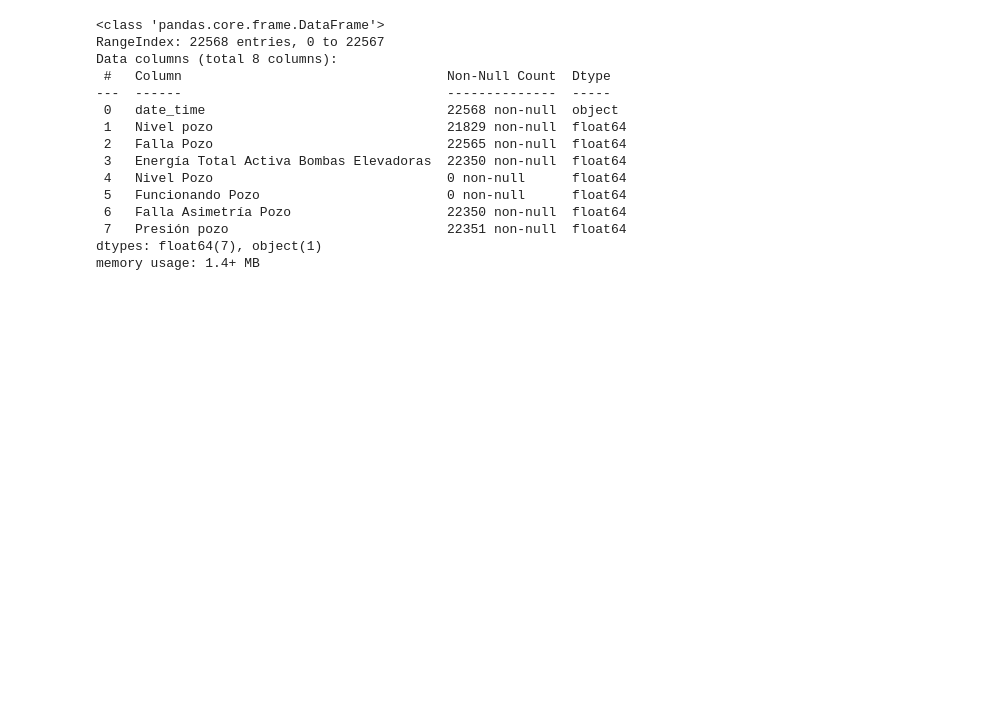
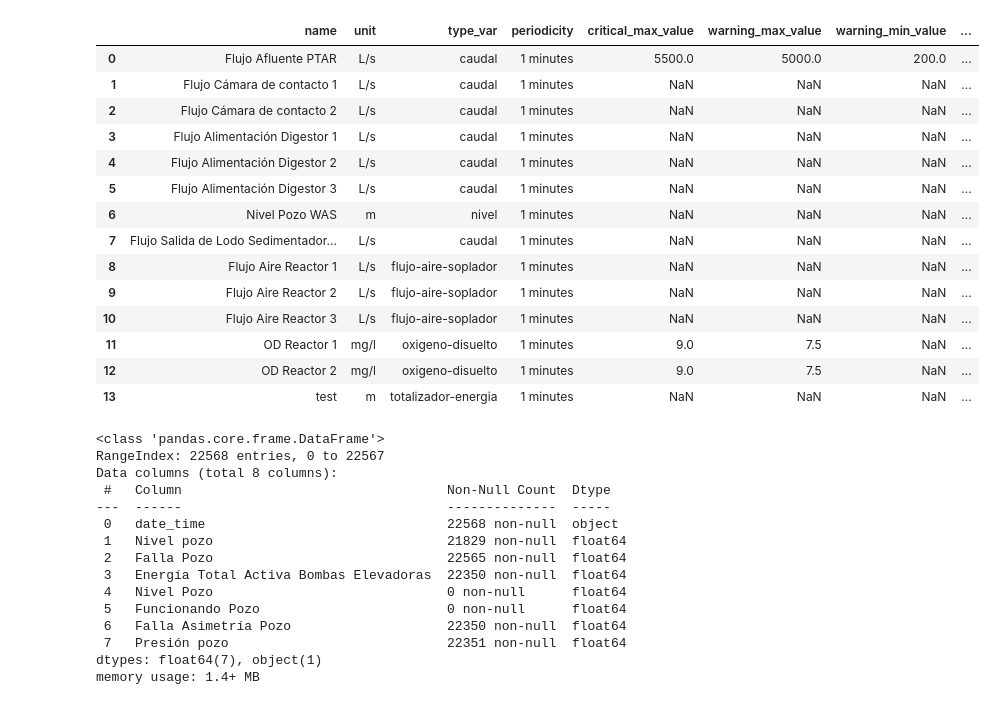
Before and after one commit to fchiapped/Proyecto-Grado, a Jupyter notebook: planta3.ipynb, the cells around one changed output. Saved outputs shown, nothing was run; the diff lists cells and outputs as text; code cells hidden in the pictures; blank space fills up the shorter version.

```diff
--- a/planta3.ipynb
+++ b/planta3.ipynb
@@ -2,6 +2,26 @@
 import pandas as pd
 import matplotlib.pyplot as plt
 import os
+# %%
+desc_3 = os.path.join('Proyecto Herramienta para monitoreo de la calidad de datos', '2. Datos', 'planta_2', 'planta_2_descripcion.csv')
+desc_planta_3 = pd.read_csv(desc_3)
+desc_planta_3
+# %% [output]
+|  | name | unit | type_var | periodicity | critical_max_value | warning_max_value | warning_min_value | ... |
+| 0 | Flujo Afluente PTAR | L/s | caudal | 1 minutes | 5500.0 | 5000.0 | 200.0 | ... |
+| 1 | Flujo Cámara de contacto 1 | L/s | caudal | 1 minutes | NaN | NaN | NaN | ... |
+| 2 | Flujo Cámara de contacto 2 | L/s | caudal | 1 minutes | NaN | NaN | NaN | ... |
+| 3 | Flujo Alimentación Digestor 1 | L/s | caudal | 1 minutes | NaN | NaN | NaN | ... |
+| 4 | Flujo Alimentación Digestor 2 | L/s | caudal | 1 minutes | NaN | NaN | NaN | ... |
+| 5 | Flujo Alimentación Digestor 3 | L/s | caudal | 1 minutes | NaN | NaN | NaN | ... |
+| 6 | Nivel Pozo WAS | m | nivel | 1 minutes | NaN | NaN | NaN | ... |
+| 7 | Flujo Salida de Lodo Sedimentador... | L/s | caudal | 1 minutes | NaN | NaN | NaN | ... |
+| 8 | Flujo Aire Reactor 1 | L/s | flujo-aire-soplador | 1 minutes | NaN | NaN | NaN | ... |
+| 9 | Flujo Aire Reactor 2 | L/s | flujo-aire-soplador | 1 minutes | NaN | NaN | NaN | ... |
+| 10 | Flujo Aire Reactor 3 | L/s | flujo-aire-soplador | 1 minutes | NaN | NaN | NaN | ... |
+| 11 | OD Reactor 1 | mg/l | oxigeno-disuelto | 1 minutes | 9.0 | 7.5 | NaN | ... |
+| 12 | OD Reactor 2 | mg/l | oxigeno-disuelto | 1 minutes | 9.0 | 7.5 | NaN | ... |
+| 13 | test | m | totalizador-energia | 1 minutes | NaN | NaN | NaN | ... |
 # %%
 planta_3 = os.path.join('Proyecto Herramienta para monitoreo de la calidad de datos', '2. Datos', 'planta_3', 'planta_3_datos.csv')
 df_planta_3 = pd.read_csv(planta_3)
```
Also changed, not shown: 2 other files.
